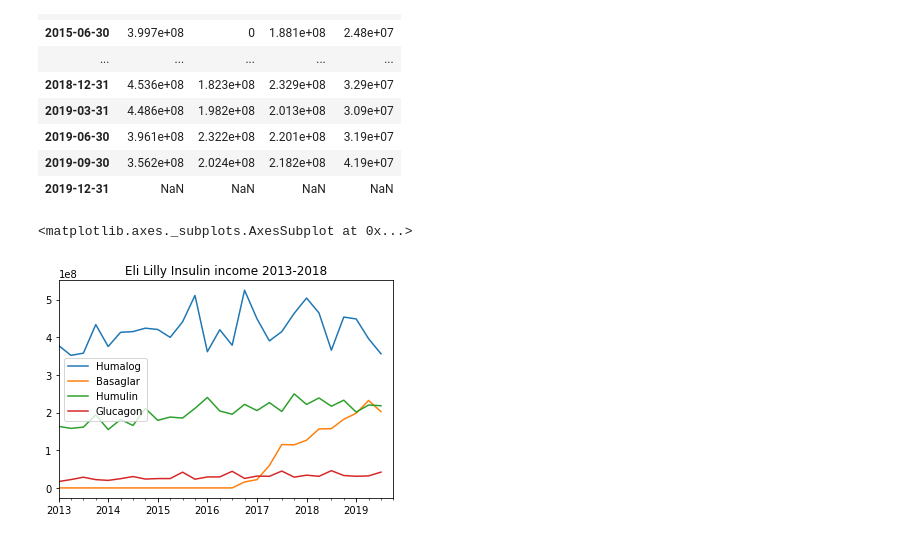
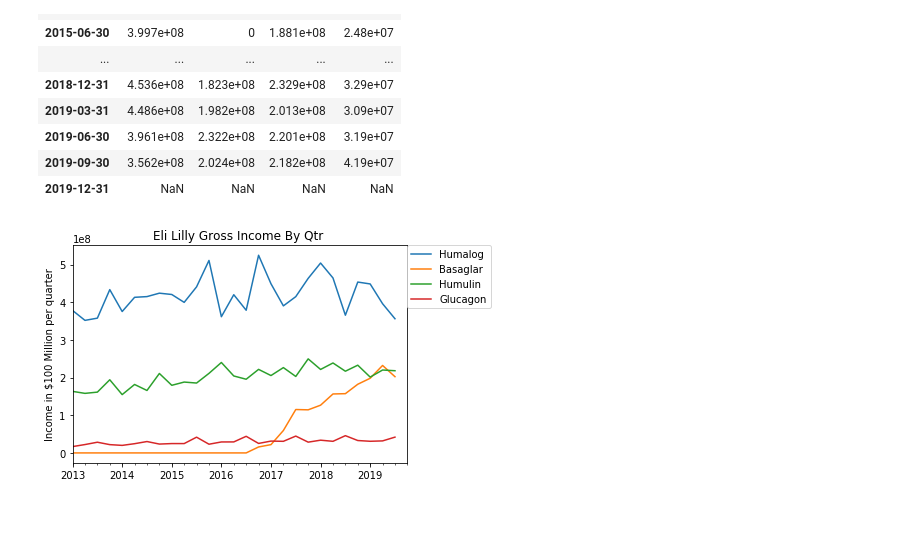
Before and after one commit to clayton-summitt/Insulin_pricing_trends, a Jupyter notebook: eli_lilly_profits.ipynb, the cells around one changed output. Saved outputs shown, nothing was run; the diff lists cells and outputs as text; code cells hidden in the pictures.

Commit message:
Graphs created, Novonordisk cleanup near complete

```diff
--- a/eli_lilly_profits.ipynb
+++ b/eli_lilly_profits.ipynb
@@ -193,9 +176,12 @@ df
 | 2019-09-30 | 3.562e+08 | 2.024e+08 | 2.182e+08 | 4.19e+07 |
 | 2019-12-31 | NaN | NaN | NaN | NaN |
 # %%
-df.plot(y=["Humalog","Basaglar", "Humulin","Glucagon"], use_index=True, title = "Eli Lilly Insulin income 2013-2018")
+ax =df.plot(y=["Humalog","Basaglar", "Humulin","Glucagon"], use_index=True, title = "Eli Lilly Insulin income 2013-2018")
 
 #ax = sns.lineplot(x= df.index, y="Sales", data = df)
+plt.legend(bbox_to_anchor=(1, 1), loc=2, borderaxespad=0.)
+ax.set_ylabel("Income in $100 Million per quarter")
+ax.set_title("Eli Lilly Gross Income By Qtr ")
+plt.savefig('elililly.png',bbox_inches='tight')
 # %% [output]
-<matplotlib.axes._subplots.AxesSubplot at 0x...>
-[figure, old version]
+[figure, new version]
```
Also changed, not shown: parts of 23 cells of this notebook, 17 other files.
